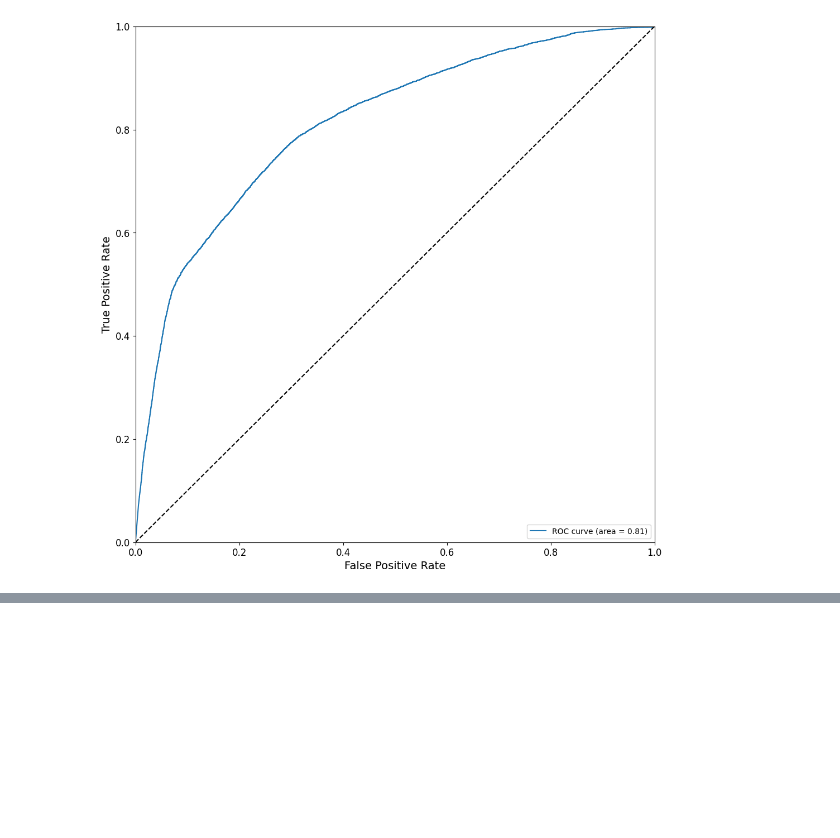
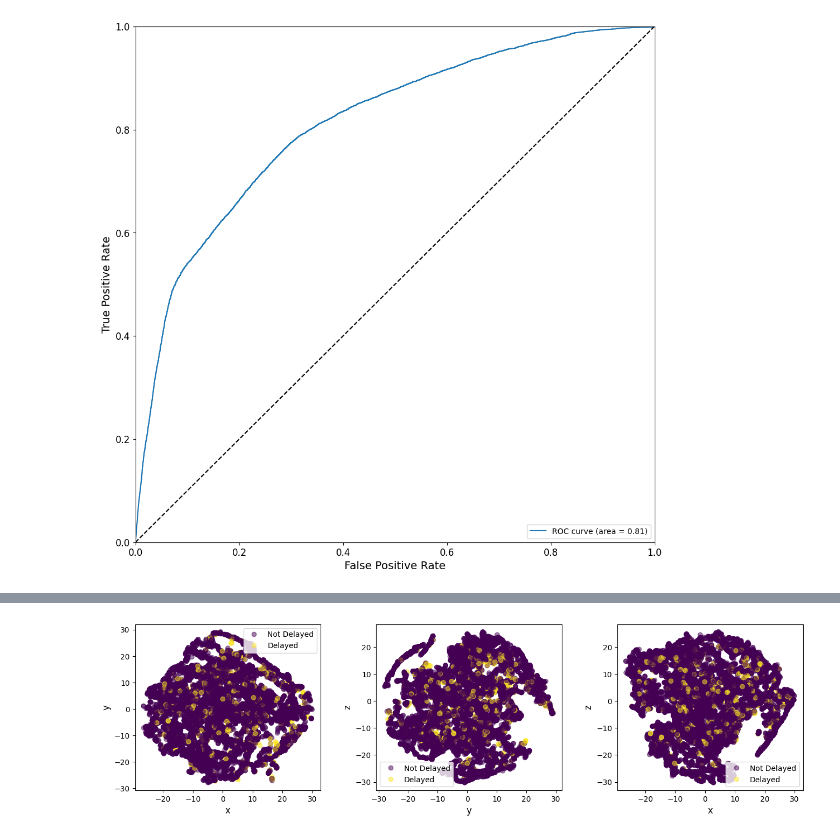
Before and after one commit to intelligence-kim/InterpretableML, a Jupyter notebook: DelayFlight/AA_OTP.ipynb, the cells around one changed output, grey strips where cells are left out. Drawn from its saved outputs; the diff is of its cells as text; code cells hidden in the pictures; blank space fills up the shorter version.

```diff
--- a/DelayFlight/AA_OTP.ipynb
+++ b/DelayFlight/AA_OTP.ipynb
@@ -297,0 +341,5 @@ ImportError: cannot import name 'v1' from 'tensorflow.compat.v1.compat.v1.compat
+# %%
+mldatasets.plot_3dim_decomposition(dimred_methods['t-sne']['lowdim'],\
+                        y_test_class.values[sample_idx], y_names)
+# %% [output]
+[figure, added]
```
Also changed, not shown: parts of 54 cells of this notebook.
